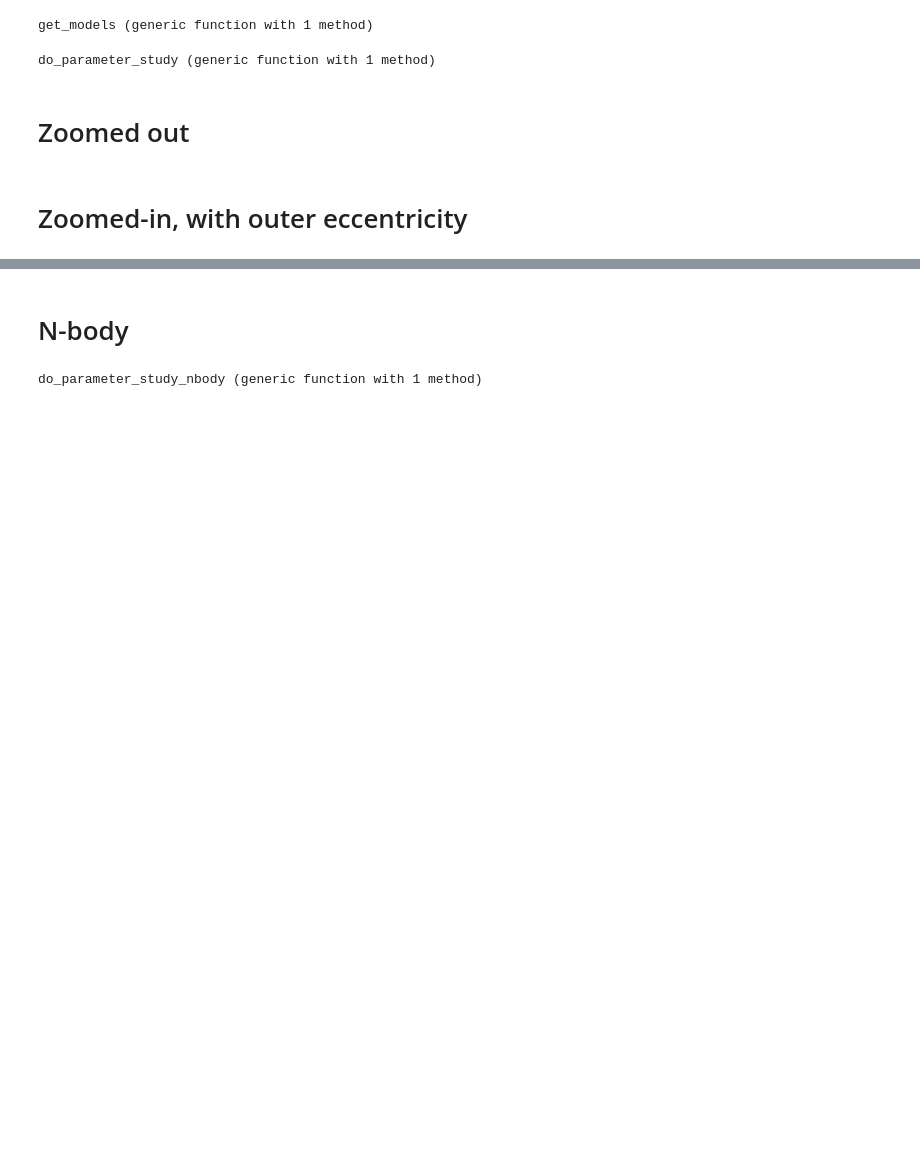
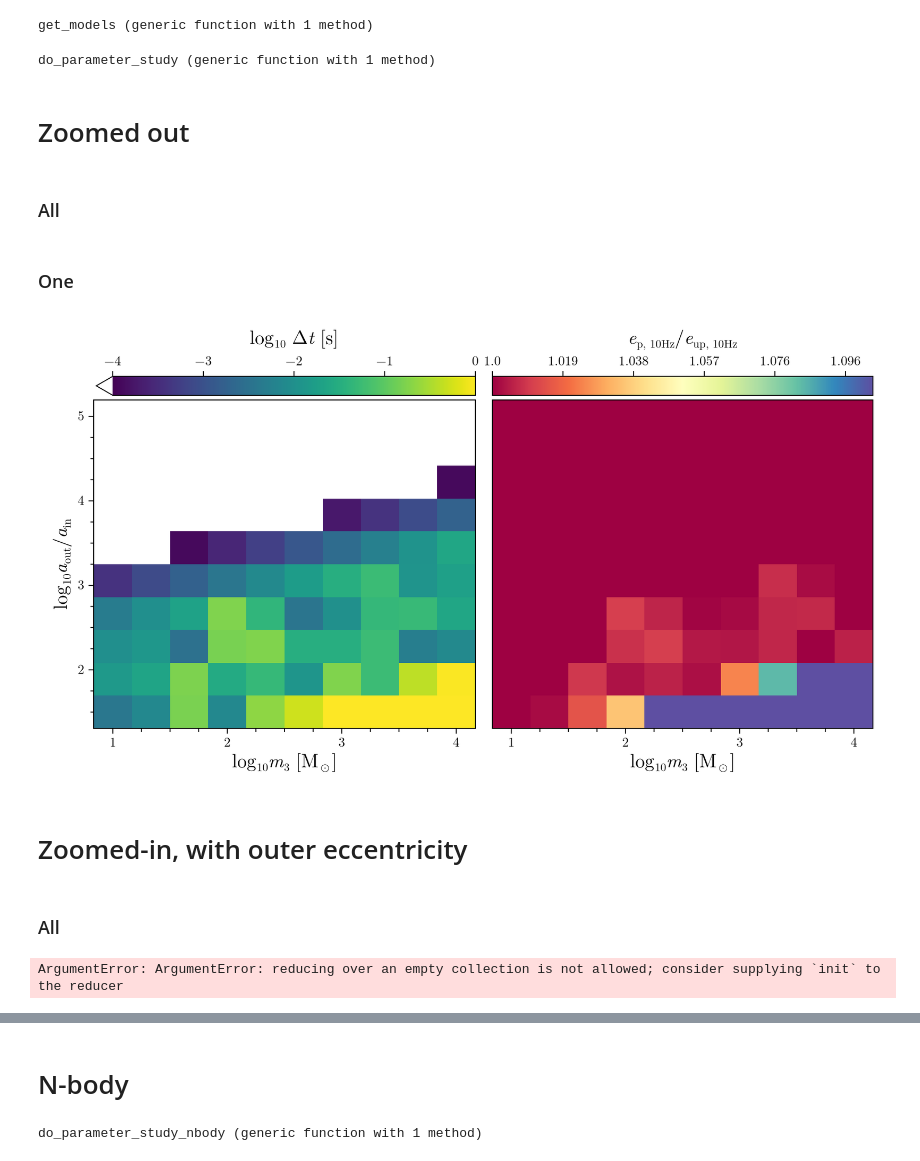
Before and after one commit to casparwb/EccentricBurstTiming.jl, a Jupyter notebook: notebooks/triple-prequisites.ipynb, the cells around one changed output, grey strips where cells are left out. Saved outputs shown, nothing was run; the diff lists cells and outputs as text; code cells hidden in the pictures; blank space fills up the shorter version.

```diff
--- a/notebooks/triple-prequisites.ipynb
+++ b/notebooks/triple-prequisites.ipynb
@@ -141,3 +147,5 @@ end
 do_parameter_study (generic function with 1 method)
 # %% [markdown]
 # Zoomed out
+# %% [markdown]
+### All
@@ -144,31 +182,40 @@ do_parameter_study (generic function with 1 method)
+# %% [markdown]
+### One
 # %%
 let
-    # local fig
+    local fig
     if true
-        for eta in (0.2, 0.24)
-            for i in (0, 100)
+        for eta in (0.2,)# 0.24)
+            for i in (100,)# 100)
                 fig = Figure(size=(900, 500))
                 ax_dt = Axis(fig[1, 1], ylabel=L"\log_{10}{a_\text{out}/a_\text{in}}",
                                       xlabel=L"$\log_{10}{m_3}$ [M$_\odot$]")
                 ax_e = Axis(fig[1, 2],  xlabel=L"$\log_{10}{m_3}$ [M$_\odot$]")
                 hideydecorations!(ax_e)
 
-                log10_m3s, log10_alphas, dt_max, e_10Hzs = do_parameter_study(n_m3s=250, n_alphas=250,
+                log10_m3s, log10_alphas, dt_max, e_10Hzs = do_parameter_study(n_m3s=10, n_alphas=10,
                                                                               log10_m3_min=1, log10_m3_max=4,
                                                                               log10_alpha_min=1.5, log10_alpha_max=5,
                                                                               eta=eta, i0=deg2rad(i))
                 hm_dt = heatmap!(ax_dt, log10_m3s, log10_alphas, log10.(dt_max), colorrange=(-4, 0), lowclip=:white)
-                hm_e = heatmap!(ax_e, log10_m3s, log10_alphas, e_10Hzs, colorrange=(1.001, 5), lowclip=:white)
-                Colorbar(fig[0, 1], hm_dt, vertical=false, label=L"log$_{10}$ $\Delta t$ [s]", labelsize=20)
-                Colorbar(fig[0, 2], hm_e, vertical=false, label=L"$e_\text{p, 10Hz}/e_\text{up, 10Hz}$", labelsize=20)
-                Makie.save(joinpath(@__DIR__, "..", "figures", "parameter-map2-eta_$(eta)_i_$(i).png"), fig)
+                e = log10.(e_10Hzs)
+                e_mean = sum(e)/length(e)
+                hm_e = heatmap!(ax_e, log10_m3s, log10_alphas, e, colorrange=(0.0, e_mean), colormap=Makie.to_colormap(:Spectral))
+                Colorbar(fig[0, 1], hm_dt, vertical=false, label=L"log$_{10}$ $\Delta t$ [s]", labelsize=20, height=20)
+                Colorbar(fig[0, 2], hm_e, vertical=false, label=L"$e_\text{p, 10Hz}/e_\text{up, 10Hz}$", labelsize=20,
+                                    ticks=LinearTicks(7), tickformat = values -> ["$(round(10^v, digits=3))" for v in values], height=20)
+                rowgap!(fig.layout, 1, 5.0)
             end
         end
     end
-    # fig
+    fig
 end
+# %% [output]
+[figure, added]
 # %% [markdown]
 # Zoomed-in, with outer eccentricity
+# %% [markdown]
+### All
 # %%
 let
     format = values -> ["$(round(Int, 10^v))" for v in values]
@@ -177,9 +224,9 @@ let
         for e_out in (0.0, 0.4, 0.7)
             for i in (0, 100)
                 fig = Figure(size=(900, 500))
-                ax_dt = Axis(fig[1, 1], ylabel=L"\log_{10}{a_\text{out}/a_\text{in}}",
-                                      xlabel=L"$\log_{10}{m_3}$ [M$_\odot$]", xtickformat=format, ytickformat=format, xticks=LinearTicks(7))
-                ax_e = Axis(fig[1, 2],  xlabel=L"$\log_{10}{m_3}$ [M$_\odot$]", xtickformat=format, xticks=LinearTicks(7))
+                ax_dt = Axis(fig[1, 1], ylabel=L"a_\text{out}/a_\text{in}",
+                                      xlabel=L"$m_3$ [M$_\odot$]", xtickformat=format, ytickformat=format, xticks=LinearTicks(7))
+                ax_e = Axis(fig[1, 2],  xlabel=L"$m_3$ [M$_\odot$]", xtickformat=format, xticks=LinearTicks(7))
                 hideydecorations!(ax_e)
 
                 log10_m3s, log10_alphas, dt_max, e_10Hzs = do_parameter_study(n_m3s=250, n_alphas=250,
@@ -187,12 +234,18 @@ let
                                                                               log10_alpha_min=1, log10_alpha_max=2.5,
                                                                               e3=e_out, i0=deg2rad(i))
                 hm_dt = heatmap!(ax_dt, log10_m3s, log10_alphas, log10.(dt_max), colorrange=(-4, 0), lowclip=:white)
-                hm_e = heatmap!(ax_e, log10_m3s, log10_alphas, e_10Hzs, colorrange=(1.001, 5), lowclip=:white)
+                e = log10.(e_10Hzs)
+                e_mean = sum(e)/length(e)
+                hm_e = heatmap!(ax_e, log10_m3s, log10_alphas, e, colorrange=(0.0, e_mean), colormap=reverse(Makie.to_colormap(:matter)))
                 Colorbar(fig[0, 1], hm_dt, vertical=false, label=L"log$_{10}$ $\Delta t$ [s]", labelsize=20)
-                Colorbar(fig[0, 2], hm_e, vertical=false, label=L"$e_\text{p, 10Hz}/e_\text{up, 10Hz}$", labelsize=20)
-                Makie.save(joinpath(@__DIR__, "..", "figures", "parameter-map2-zoom-e3_$(e_out)_i_$(i).png"), fig)
+                Colorbar(fig[0, 2], hm_e, vertical=false, label=L"$e_\text{p, 10Hz}/e_\text{up, 10Hz}$", labelsize=20,
+                                    ticks=LinearTicks(7), tickformat = values -> ["$(round(10^v, digits=3))" for v in values])
+                rowgap!(fig.layout, 1, 5.0)
+                Makie.save(joinpath(@__DIR__, "..", "figures", "parameter-map-zoom-e3_$(e_out)_i_$(i).png"), fig)
             end
         end
     end
     # fig
 end
+# %% [output]
+ArgumentError: ArgumentError: reducing over an empty collection is not allowed; consider supplying `init` to the reducer
```
Also changed, not shown: parts of 17 cells of this notebook.
